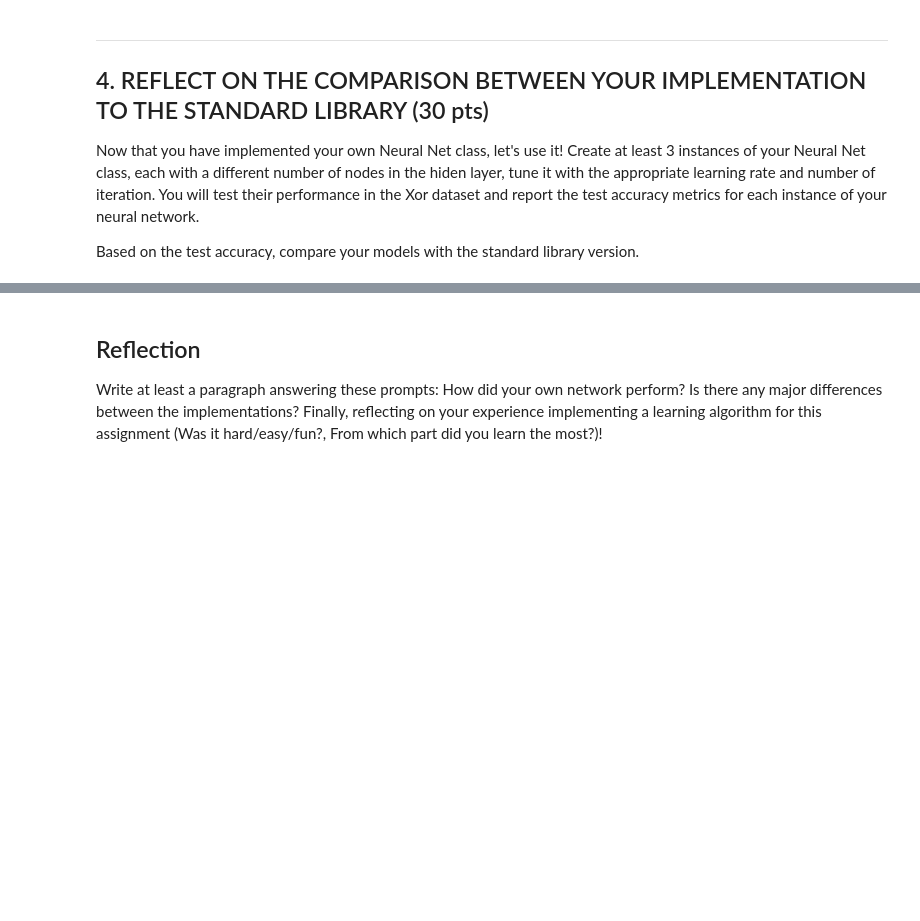
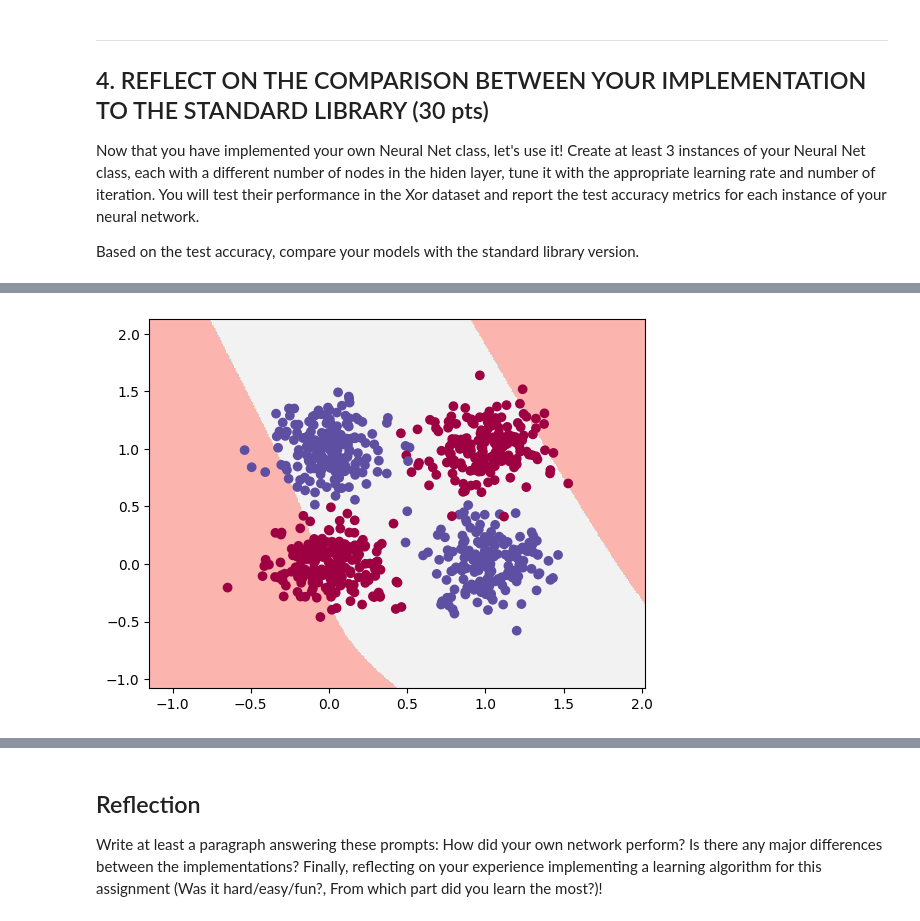
Before and after one commit to helen-yao/ML4VA, a Jupyter notebook: jdj9ng_assignment_4_ann.ipynb, the cells around one changed output, grey strips where cells are left out. Saved outputs shown, nothing was run; the diff lists cells and outputs as text; code cells hidden in the pictures; blank space fills up the shorter version.

```diff
--- a/jdj9ng_assignment_4_ann.ipynb
+++ b/jdj9ng_assignment_4_ann.ipynb
@@ -274,0 +443,16 @@ myModel1.plot_decision_boundary(X_train, y_train)
+# %%
+# MODEL 2 here
+n0 = 2 # input layer dimensionality
+n1 = 8 # hidden layer dimensionality
+n2 = 2 # output layer dimensionality
+alpha = 0.05 # learning rate for gradient descent
+epochs = 100 # number of iteration/epochs
+
+# Build a model with 3 layers
+myModel2 = MyNeuralNet(n0, n1, n2, alpha)
+myModel2.fit(X_train, y_train, epochs, X_val, y_val)
+print("Accuracy on the test set is ", myModel2.evaluate(X_test, y_test))
+
+# Plot the decision boundary
+myModel2.plot_decision_boundary(X_train, y_train)
+# %% [output]
@@ -274,0 +470 @@ myModel1.plot_decision_boundary(X_train, y_train)
+[figure, added]
```
Also changed, not shown: parts of 23 cells of this notebook.
